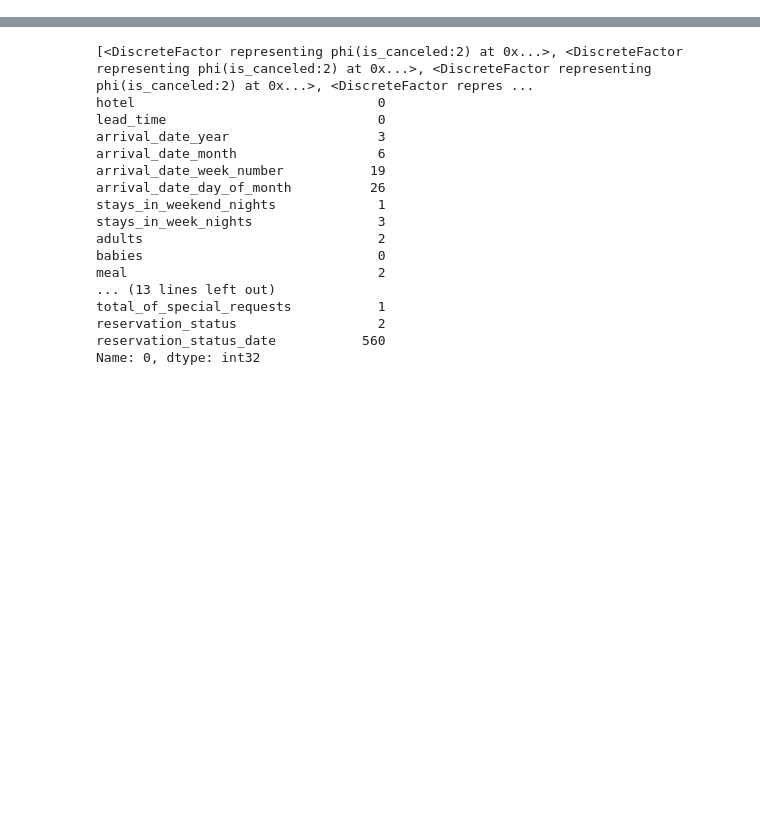
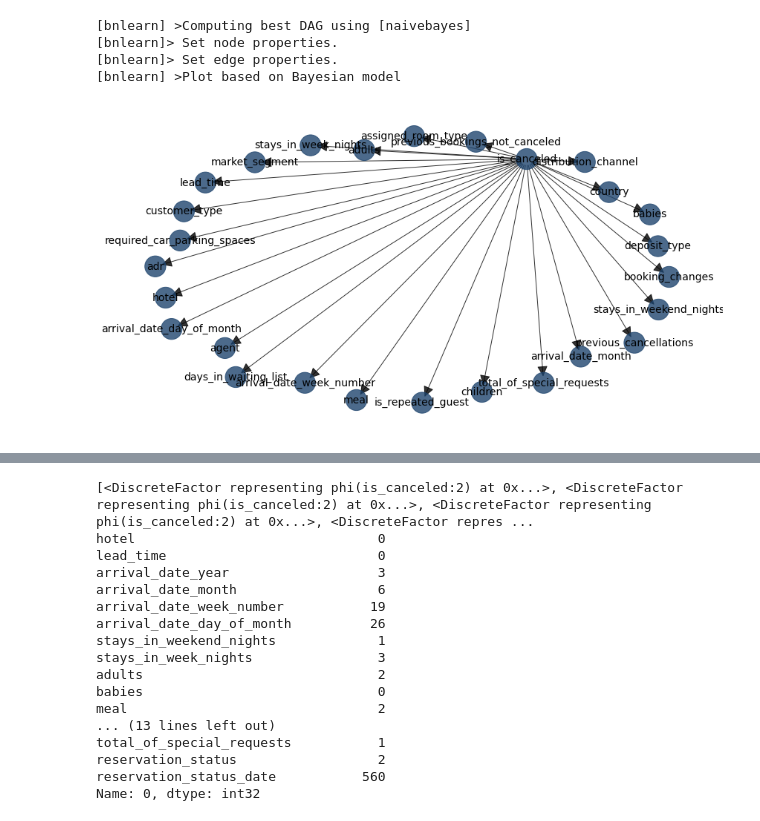
Before and after one commit to javiermesonero/Data_Science_Portfolio, a Jupyter notebook: Machine Learning/src/Notebooks/main2.ipynb, the cells around one changed output, grey strips where cells are left out. Cells and saved outputs as stored; diff of their text form; code cells hidden in the pictures; blank space fills up the shorter version.

```diff
--- a/Machine Learning/src/Notebooks/main2.ipynb
+++ b/Machine Learning/src/Notebooks/main2.ipynb
@@ -137,0 +244,11 @@ X_test_15k['is_canceled']=dfnum_test['is_canceled']
+# %%
+
+DAG = bn.structure_learning.fit(dfnum_train,methodtype='naivebayes', root_node="is_canceled")
+bn.plot(DAG)
+model = bn.parameter_learning.fit(DAG, dfnum_train,methodtype="bayes",verbose=1)
+# %% [output]
+[bnlearn] >Computing best DAG using [naivebayes]
+[bnlearn]> Set node properties.
+[bnlearn]> Set edge properties.
+[bnlearn] >Plot based on Bayesian model
+[figure, added]
```
Also changed, not shown: parts of 38 cells of this notebook, 1 other file.
